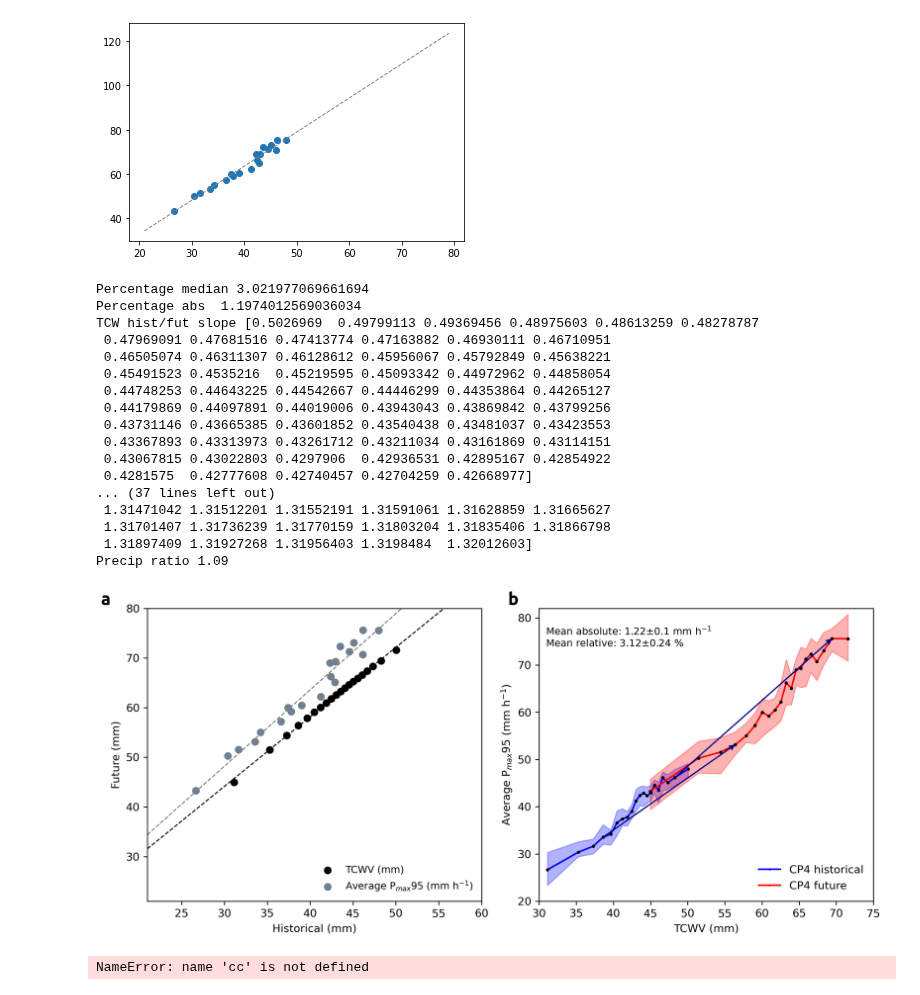
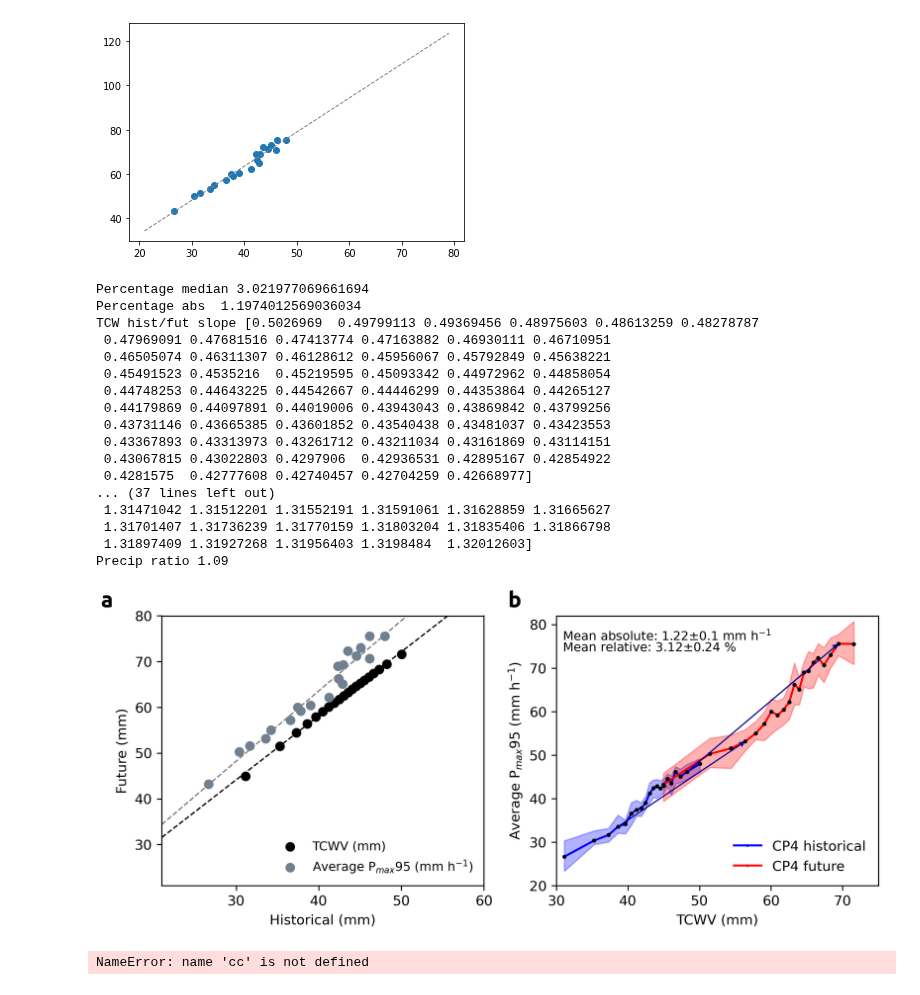
Before and after one commit to cornkle/proj_CEH, a Jupyter notebook: notebooks/ENDGAME_scatter_driverPercentiles_Fig02.ipynb, the cells around one changed output. Drawn from its saved outputs; the diff is of its cells as text; code cells hidden in the pictures.

```diff
--- a/notebooks/ENDGAME_scatter_driverPercentiles_Fig02.ipynb
+++ b/notebooks/ENDGAME_scatter_driverPercentiles_Fig02.ipynb
@@ -1661,7 +1874,7 @@ plt.plot(np.arange(21,80), atc+np.arange(21,80)*btc, color='grey', linestyle='da
 [<matplotlib.lines.Line2D at 0x...>]
 [figure]
 # %%
-f = plt.figure(figsize=(10,4.5), dpi=300)
+f = plt.figure(figsize=(8,3.5), dpi=300)
 
 ax = f.add_subplot(122)
 
@@ -1774,36 +1987,36 @@ pcp4f = cp4f_shear_tcwv
 # #plt.ylim(10,80)
 # plt.ylim(15,90)
 # #plt.legend(loc='upper left')
 # plt.ylim(15,90)
 
 text = ['a', 'b']
 plt.tight_layout()
-plt.annotate(text[0], xy=(0.006, 0.94), xytext=(0, 4), xycoords=('figure fraction', 'figure fraction'),
+plt.annotate(text[0], xy=(0.006, 0.93), xytext=(0, 4), xycoords=('figure fraction', 'figure fraction'),
              textcoords='offset points', fontweight='bold', fontname='Ubuntu', fontsize=16)
-plt.annotate(text[1], xy=(0.52, 0.94), xytext=(0, 4), xycoords=('figure fraction', 'figure fraction'),
+plt.annotate(text[1], xy=(0.52, 0.93), xytext=(0, 4), xycoords=('figure fraction', 'figure fraction'),
              textcoords='offset points', fontweight='bold', fontname='Ubuntu', fontsize=16)
 
 
 plt.savefig(cnst.network_data + 'figs/ENDGAME/scatter_'+tag+'_OBS_CP4futureavg_'+ttag+'_TCWV2_monthly.png')
 # %% [output]
 Percentage median 3.021977069661694
 Percentage abs  1.1974012569036034
 TCW hist/fut slope [0.5026969  0.49799113 0.49369456 0.48975603 0.48613259 0.48278787
  0.47969091 0.47681516 0.47413774 0.47163882 0.46930111 0.46710951
  0.46505074 0.46311307 0.46128612 0.45956067 0.45792849 0.45638221
  0.45491523 0.4535216  0.45219595 0.45093342 0.44972962 0.44858054
  0.44748253 0.44643225 0.44542667 0.44446299 0.44353864 0.44265127
  0.44179869 0.44097891 0.44019006 0.43943043 0.43869842 0.43799256
  0.43731146 0.43665385 0.43601852 0.43540438 0.43481037 0.43423553
  0.43367893 0.43313973 0.43261712 0.43211034 0.43161869 0.43114151
  0.43067815 0.43022803 0.4297906  0.42936531 0.42895167 0.42854922
  0.4281575  0.42777608 0.42740457 0.42704259 0.42668977]
 ... (37 lines left out)
  1.31471042 1.31512201 1.31552191 1.31591061 1.31628859 1.31665627
  1.31701407 1.31736239 1.31770159 1.31803204 1.31835406 1.31866798
  1.31897409 1.31927268 1.31956403 1.3198484  1.32012603]
 Precip ratio 1.09
-[figure, old version]
+[figure, new version]
 # %%
 (np.arange(1,1000)+7*cc*np.arange(1,1000) ) / (np.arange(1,1000)+5.6*cc*np.arange(1,1000))
 # %% [output]
```
Also changed, not shown: parts of 11 cells of this notebook, 38 other files.
